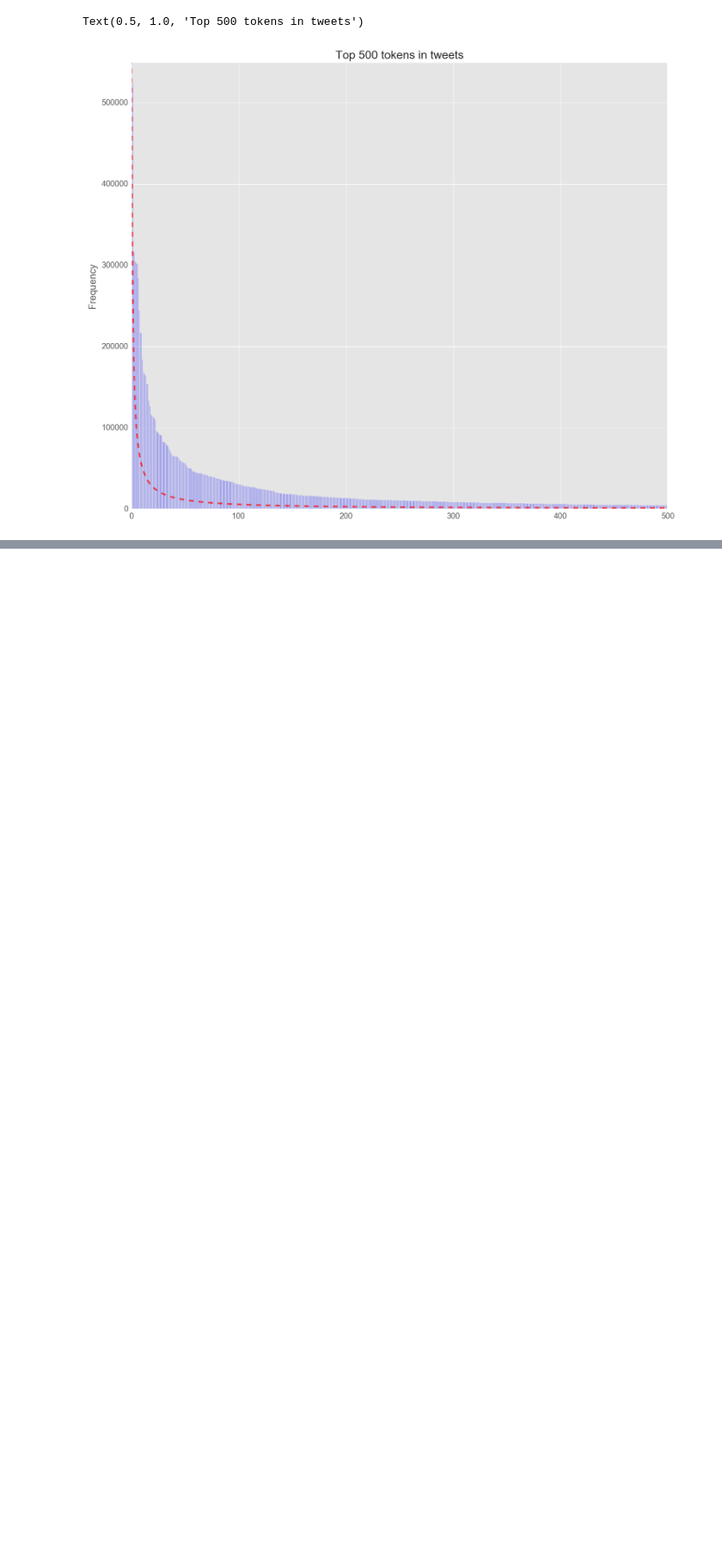
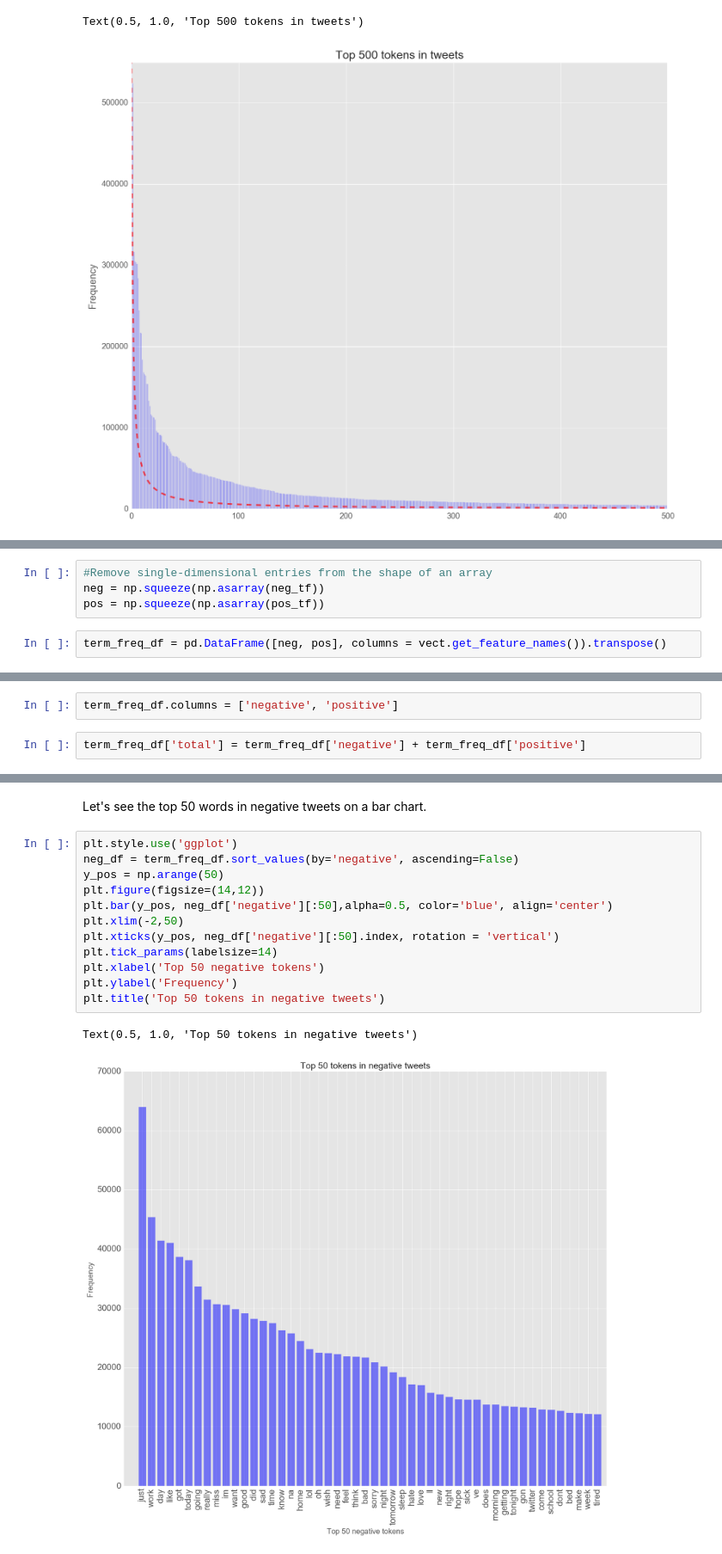
Before and after one commit to rkritika1508/Sentiment-Analysis, a Jupyter notebook: Third.ipynb, the cells around one changed output, grey strips where cells are left out. Shown at 86% size. Cells and saved outputs as stored; diff of their text form; blank space fills up the shorter version.

```diff
--- a/Third.ipynb
+++ b/Third.ipynb
@@ -56,0 +117,6 @@ Text(0.5, 1.0, 'Top 500 tokens in tweets')
+# %%
+#Remove single-dimensional entries from the shape of an array
+neg = np.squeeze(np.asarray(neg_tf))
+pos = np.squeeze(np.asarray(pos_tf))
+# %%
+term_freq_df = pd.DataFrame([neg, pos], columns = vect.get_feature_names()).transpose()
@@ -56,0 +136,4 @@ Text(0.5, 1.0, 'Top 500 tokens in tweets')
+# %%
+term_freq_df.columns = ['negative', 'positive']
+# %%
+term_freq_df['total'] = term_freq_df['negative'] + term_freq_df['positive']
@@ -56,0 +151,17 @@ Text(0.5, 1.0, 'Top 500 tokens in tweets')
+# %% [markdown]
+Let's see the top 50 words in negative tweets on a bar chart.
+# %%
+plt.style.use('ggplot')
+neg_df = term_freq_df.sort_values(by='negative', ascending=False)
+y_pos = np.arange(50)
+plt.figure(figsize=(14,12))
+plt.bar(y_pos, neg_df['negative'][:50],alpha=0.5, color='blue', align='center')
+plt.xlim(-2,50)
+plt.xticks(y_pos, neg_df['negative'][:50].index, rotation = 'vertical')
+plt.tick_params(labelsize=14)
+plt.xlabel('Top 50 negative tokens')
+plt.ylabel('Frequency')
+plt.title('Top 50 tokens in negative tweets')
+# %% [output]
+Text(0.5, 1.0, 'Top 50 tokens in negative tweets')
+[figure, added]
```
Also changed, not shown: parts of 28 cells of this notebook.
